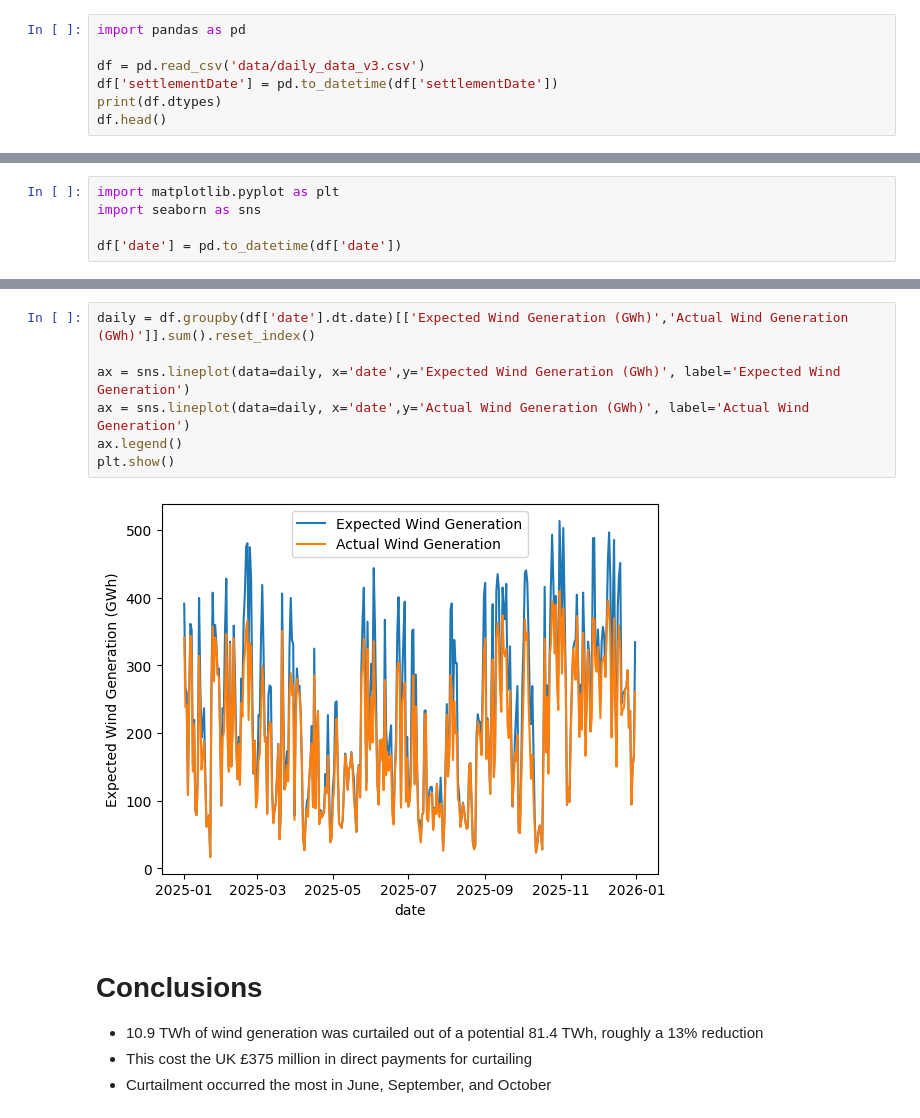
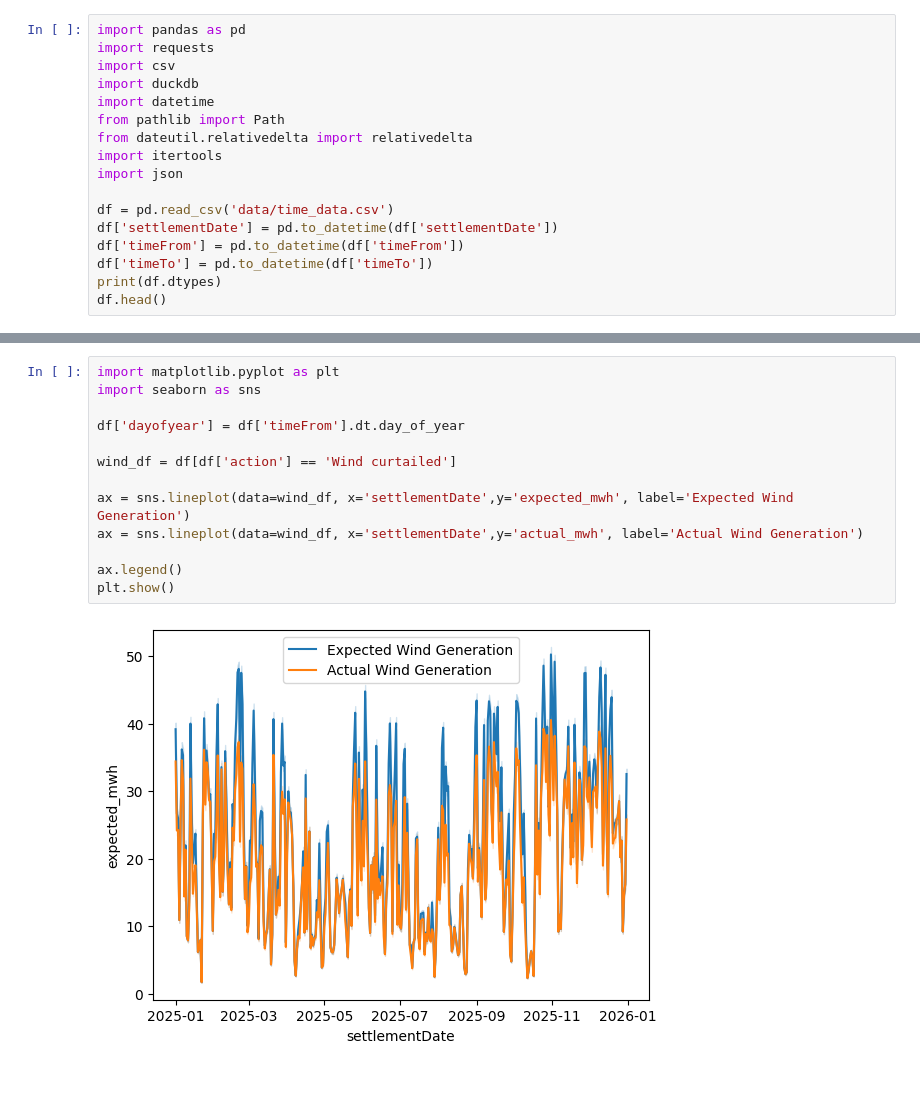
Before and after one commit to ParamveerK/data-science-portfolio, a Jupyter notebook: uk-windfarms/wind_forecast.ipynb, the cells around one changed output, grey strips where cells are left out. Saved outputs shown, nothing was run; the diff lists cells and outputs as text; blank space fills up the shorter version.

Commit message:
add wind curtailment forecasting notebooks

```diff
--- a/uk-windfarms/wind_forecast.ipynb
+++ b/uk-windfarms/wind_forecast.ipynb
@@ -630,8 +1,18 @@ con.sql("""
 # %%
 import pandas as pd
+import requests
+import csv
+import duckdb
+import datetime
+from pathlib import Path
+from dateutil.relativedelta import relativedelta
+import itertools
+import json
 
-df = pd.read_csv('data/daily_data_v3.csv')
+df = pd.read_csv('data/time_data.csv')
 df['settlementDate'] = pd.to_datetime(df['settlementDate'])
+df['timeFrom'] = pd.to_datetime(df['timeFrom'])
+df['timeTo'] = pd.to_datetime(df['timeTo'])
 print(df.dtypes)
 df.head()
 # %% [output]
@@ -691,5 +56,0 @@ df[df['action'] == 'Wind curtailed'].groupby(['settlementDate','action','settlem
-# %%
-import matplotlib.pyplot as plt
-import seaborn as sns
-
-df['date'] = pd.to_datetime(df['date'])
@@ -698,15 +57,15 @@ df['date'] = pd.to_datetime(df['date'])
 # %%
-daily = df.groupby(df['date'].dt.date)[['Expected Wind Generation (GWh)','Actual Wind Generation (GWh)']].sum().reset_index()
+import matplotlib.pyplot as plt
+import seaborn as sns
 
-ax = sns.lineplot(data=daily, x='date',y='Expected Wind Generation (GWh)', label='Expected Wind Generation')
-ax = sns.lineplot(data=daily, x='date',y='Actual Wind Generation (GWh)', label='Actual Wind Generation')
+df['dayofyear'] = df['timeFrom'].dt.day_of_year
+
+wind_df = df[df['action'] == 'Wind curtailed']
+
+ax = sns.lineplot(data=wind_df, x='settlementDate',y='expected_mwh', label='Expected Wind Generation')
+ax = sns.lineplot(data=wind_df, x='settlementDate',y='actual_mwh', label='Actual Wind Generation')
+
 ax.legend()
 plt.show()
 # %% [output]
-[figure, old version]
+[figure, new version]
-# %% [markdown]
-# Conclusions
-
-- 10.9 TWh of wind generation was curtailed out of a potential 81.4 TWh, roughly a 13% reduction
-- This cost the UK £375 million in direct payments for curtailing
-- Curtailment occurred the most in June, September, and October
```
Also changed, not shown: parts of 53 cells of this notebook, 1 other file.
